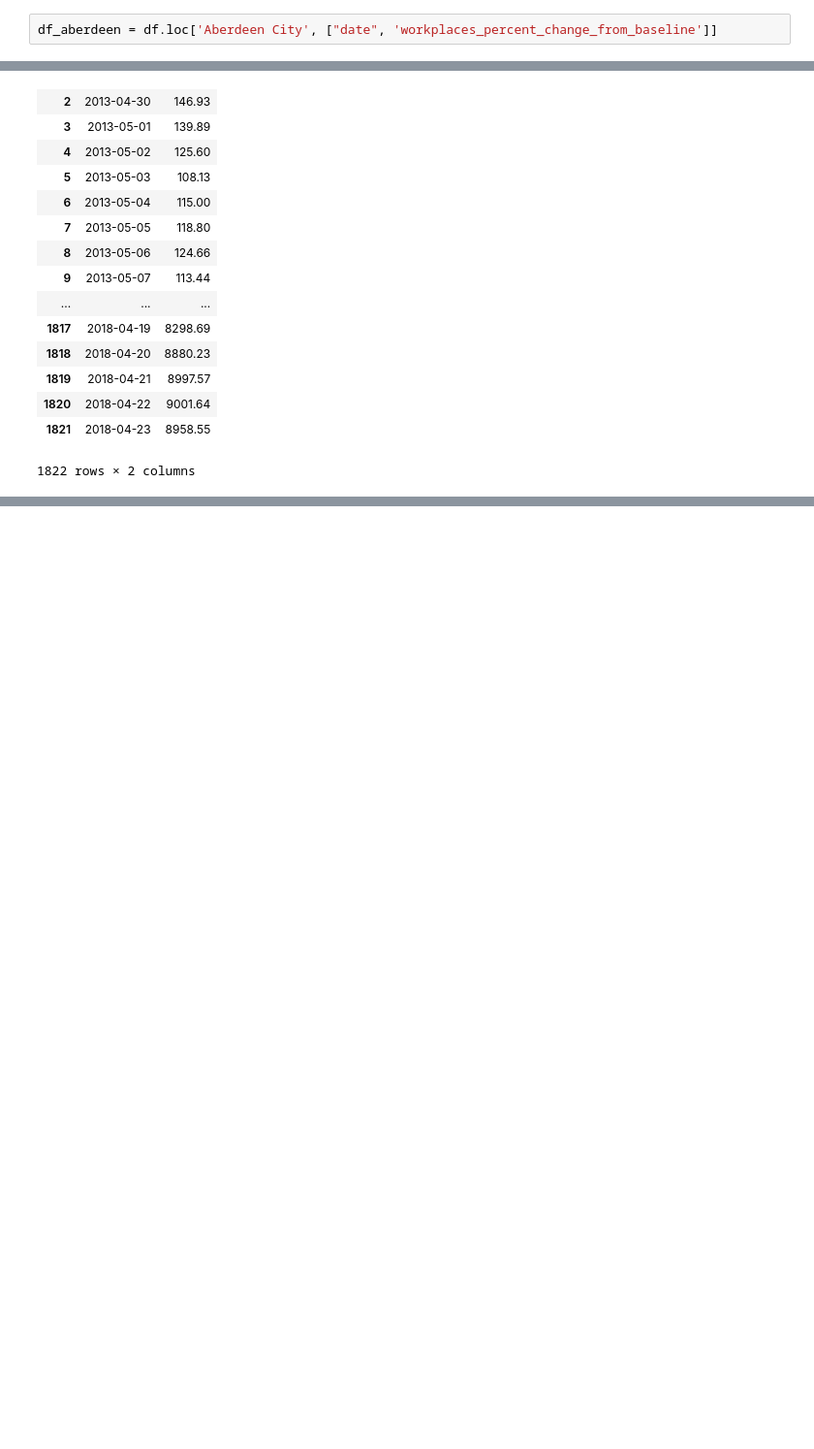
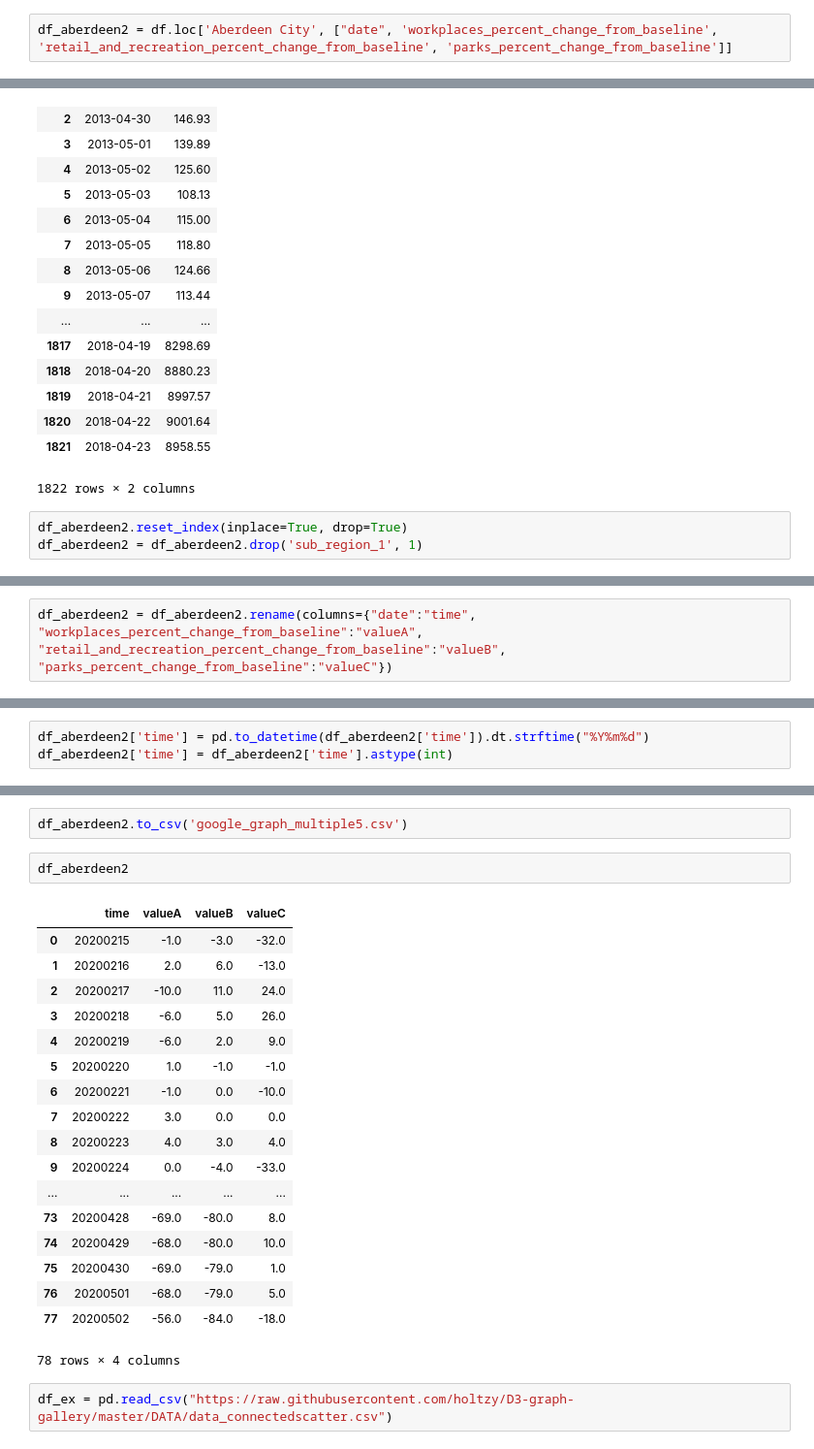
Before and after one commit to covidmaps/scotland, a Jupyter notebook: transport.ipynb, the cells around one changed output, grey strips where cells are left out. Shown: that part at 97% size. Saved outputs shown, nothing was run; the diff lists cells and outputs as text; blank space fills up the shorter version.

```diff
--- a/transport.ipynb
+++ b/transport.ipynb
@@ -26,7 +26,7 @@ df
 # %%
 df.set_index("sub_region_1", inplace=True)
 # %%
-df_aberdeen = df.loc['Aberdeen City', ["date", 'workplaces_percent_change_from_baseline']]
+df_aberdeen2 = df.loc['Aberdeen City', ["date", 'workplaces_percent_change_from_baseline', 'retail_and_recreation_percent_change_from_baseline', 'parks_percent_change_from_baseline']]
 # %%
 df_aberdeen = df_aberdeen.set_index('date')
 # %%
@@ -128,3 +128,6 @@ df_bitcoin
 | 1820 | 2018-04-22 | 9001.64 |
 | 1821 | 2018-04-23 | 8958.55 |
 1822 rows × 2 columns
+# %%
+df_aberdeen2.reset_index(inplace=True, drop=True)
+df_aberdeen2 = df_aberdeen2.drop('sub_region_1', 1)
@@ -130,0 +136,2 @@ df_bitcoin
+# %%
+df_aberdeen2 = df_aberdeen2.rename(columns={"date":"time", "workplaces_percent_change_from_baseline":"valueA", "retail_and_recreation_percent_change_from_baseline":"valueB", "parks_percent_change_from_baseline":"valueC"})
@@ -130,0 +148,3 @@ df_bitcoin
+# %%
+df_aberdeen2['time'] = pd.to_datetime(df_aberdeen2['time']).dt.strftime("%Y%m%d")
+df_aberdeen2['time'] = df_aberdeen2['time'].astype(int)
@@ -130,0 +163,25 @@ df_bitcoin
+# %%
+df_aberdeen2.to_csv('google_graph_multiple5.csv')
+# %%
+df_aberdeen2
+# %% [output]
+|  | time | valueA | valueB | valueC |
+| 0 | 20200215 | -1.0 | -3.0 | -32.0 |
+| 1 | 20200216 | 2.0 | 6.0 | -13.0 |
+| 2 | 20200217 | -10.0 | 11.0 | 24.0 |
+| 3 | 20200218 | -6.0 | 5.0 | 26.0 |
+| 4 | 20200219 | -6.0 | 2.0 | 9.0 |
+| 5 | 20200220 | 1.0 | -1.0 | -1.0 |
+| 6 | 20200221 | -1.0 | 0.0 | -10.0 |
+| 7 | 20200222 | 3.0 | 0.0 | 0.0 |
+| 8 | 20200223 | 4.0 | 3.0 | 4.0 |
+| 9 | 20200224 | 0.0 | -4.0 | -33.0 |
+| ... | ... | ... | ... | ... |
+| 73 | 20200428 | -69.0 | -80.0 | 8.0 |
+| 74 | 20200429 | -68.0 | -80.0 | 10.0 |
+| 75 | 20200430 | -69.0 | -79.0 | 1.0 |
+| 76 | 20200501 | -68.0 | -79.0 | 5.0 |
+| 77 | 20200502 | -56.0 | -84.0 | -18.0 |
+78 rows × 4 columns
+# %%
+df_ex = pd.read_csv("https://raw.githubusercontent.com/holtzy/D3-graph-gallery/master/DATA/data_connectedscatter.csv")
```
Also changed, not shown: parts of 4 cells of this notebook, 2 other files.
